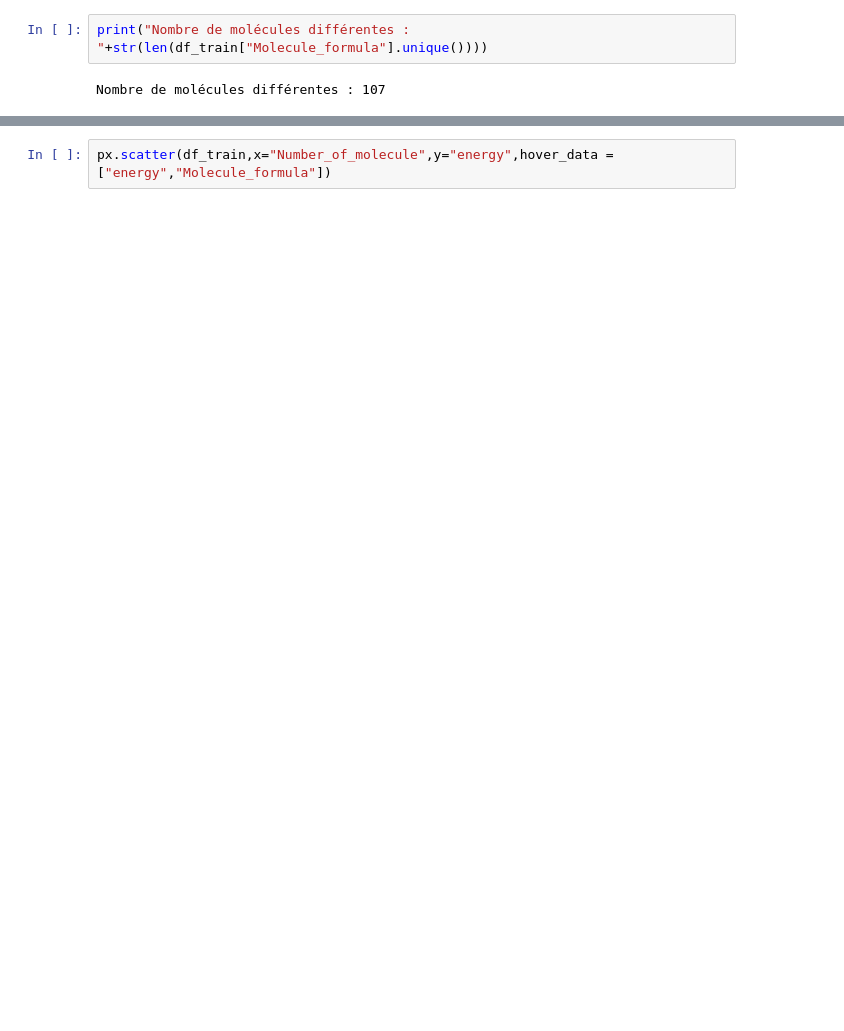
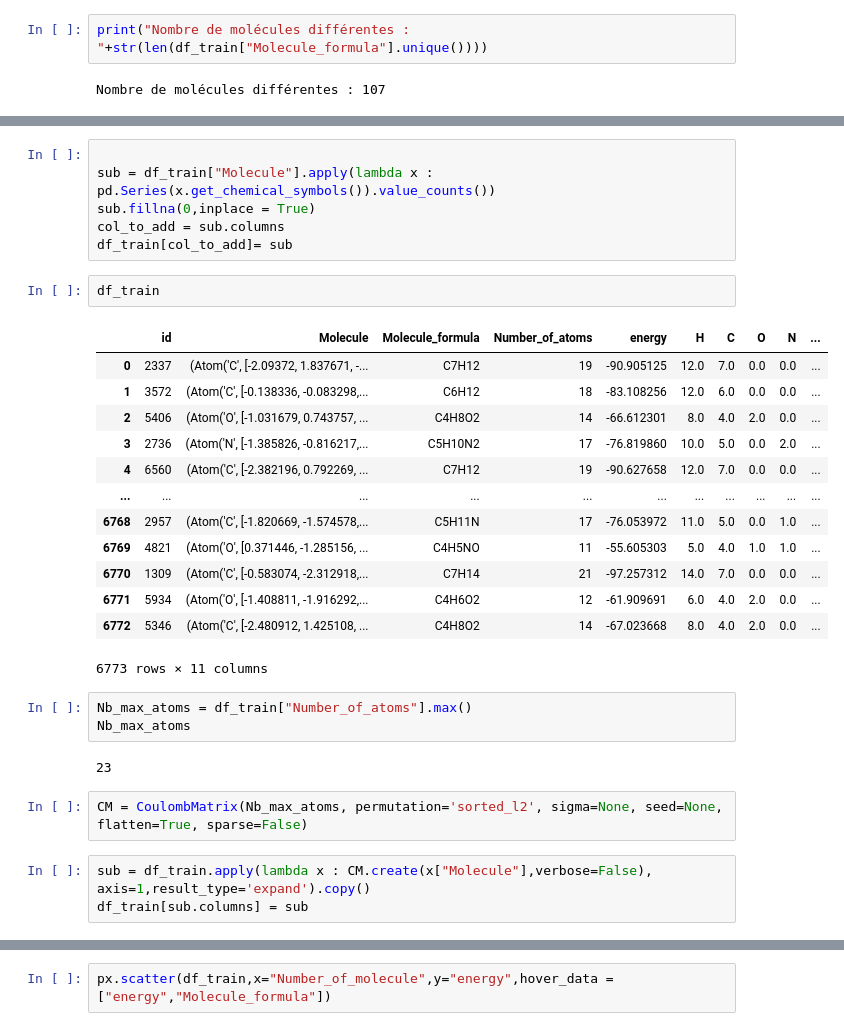
Before and after one commit to acamara2/modia-phyml-22, a Jupyter notebook: Molecule_Energy_Prediction.ipynb, the cells around one changed output, grey strips where cells are left out. Cells and saved outputs as stored; diff of their text form; blank space fills up the shorter version.

```diff
--- a/Molecule_Energy_Prediction.ipynb
+++ b/Molecule_Energy_Prediction.ipynb
@@ -198,3 +264,35 @@ df_train
 | 6771 | 5934 | (Atom('O', [-1.408811, -1.916292,... | C4H6O2 | 12 | -61.909691 |
 | 6772 | 5346 | (Atom('C', [-2.480912, 1.425108, ... | C4H8O2 | 14 | -67.023668 |
 6773 rows × 5 columns
+# %%
+
+sub = df_train["Molecule"].apply(lambda x : pd.Series(x.get_chemical_symbols()).value_counts())
+sub.fillna(0,inplace = True)
+col_to_add = sub.columns
+df_train[col_to_add]= sub
+# %%
+df_train
+# %% [output]
+|  | id | Molecule | Molecule_formula | Number_of_atoms | energy | H | C | O | N | ... |
+| 0 | 2337 | (Atom('C', [-2.09372, 1.837671, -... | C7H12 | 19 | -90.905125 | 12.0 | 7.0 | 0.0 | 0.0 | ... |
+| 1 | 3572 | (Atom('C', [-0.138336, -0.083298,... | C6H12 | 18 | -83.108256 | 12.0 | 6.0 | 0.0 | 0.0 | ... |
+| 2 | 5406 | (Atom('O', [-1.031679, 0.743757, ... | C4H8O2 | 14 | -66.612301 | 8.0 | 4.0 | 2.0 | 0.0 | ... |
+| 3 | 2736 | (Atom('N', [-1.385826, -0.816217,... | C5H10N2 | 17 | -76.819860 | 10.0 | 5.0 | 0.0 | 2.0 | ... |
+| 4 | 6560 | (Atom('C', [-2.382196, 0.792269, ... | C7H12 | 19 | -90.627658 | 12.0 | 7.0 | 0.0 | 0.0 | ... |
+| ... | ... | ... | ... | ... | ... | ... | ... | ... | ... | ... |
+| 6768 | 2957 | (Atom('C', [-1.820669, -1.574578,... | C5H11N | 17 | -76.053972 | 11.0 | 5.0 | 0.0 | 1.0 | ... |
+| 6769 | 4821 | (Atom('O', [0.371446, -1.285156, ... | C4H5NO | 11 | -55.605303 | 5.0 | 4.0 | 1.0 | 1.0 | ... |
+| 6770 | 1309 | (Atom('C', [-0.583074, -2.312918,... | C7H14 | 21 | -97.257312 | 14.0 | 7.0 | 0.0 | 0.0 | ... |
+| 6771 | 5934 | (Atom('O', [-1.408811, -1.916292,... | C4H6O2 | 12 | -61.909691 | 6.0 | 4.0 | 2.0 | 0.0 | ... |
+| 6772 | 5346 | (Atom('C', [-2.480912, 1.425108, ... | C4H8O2 | 14 | -67.023668 | 8.0 | 4.0 | 2.0 | 0.0 | ... |
+6773 rows × 11 columns
+# %%
+Nb_max_atoms = df_train["Number_of_atoms"].max()
+Nb_max_atoms
+# %% [output]
+23
+# %%
+CM = CoulombMatrix(Nb_max_atoms, permutation='sorted_l2', sigma=None, seed=None, flatten=True, sparse=False)
+# %%
+sub = df_train.apply(lambda x : CM.create(x["Molecule"],verbose=False), axis=1,result_type='expand').copy()
+df_train[sub.columns] = sub
```
Also changed, not shown: parts of 39 cells of this notebook, 1 other file.
